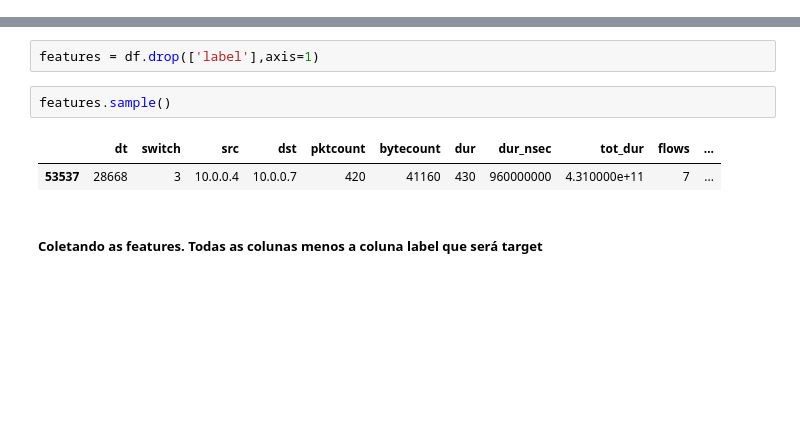
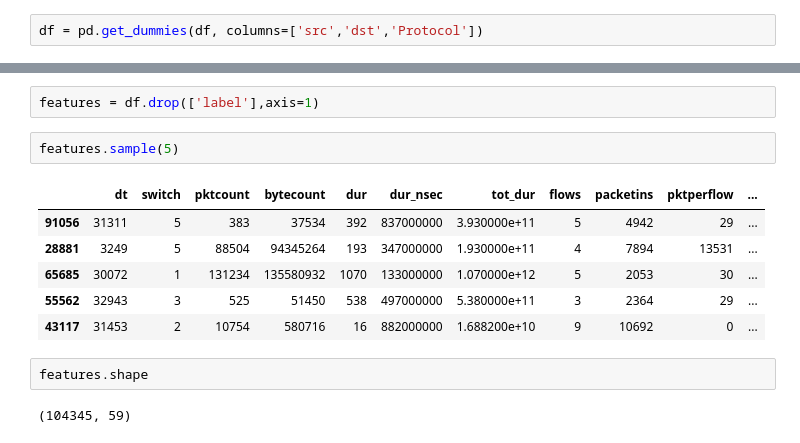
Before and after one commit to ajsalmeida/Data-Science-Projects, a Jupyter notebook: SND_Attack_detect/ddos_attack_classifier.ipynb, the cells around one changed output, grey strips where cells are left out. Drawn from its saved outputs; the diff is of its cells as text; blank space fills up the shorter version.

```diff
--- a/SND_Attack_detect/ddos_attack_classifier.ipynb
+++ b/SND_Attack_detect/ddos_attack_classifier.ipynb
@@ -142,0 +152,2 @@ df.sample(5)
+# %%
+df = pd.get_dummies(df, columns=['src','dst','Protocol'])
@@ -173,9 +179,15 @@ df.shape
 # %%
 features = df.drop(['label'],axis=1)
 # %%
-features.sample()
+features.sample(5)
 # %% [output]
-|  | dt | switch | src | dst | pktcount | bytecount | dur | dur_nsec | tot_dur | flows | ... |
-| 53537 | 28668 | 3 | 10.0.0.4 | 10.0.0.7 | 420 | 41160 | 430 | 960000000 | 4.310000e+11 | 7 | ... |
+|  | dt | switch | pktcount | bytecount | dur | dur_nsec | tot_dur | flows | packetins | pktperflow | ... |
+| 91056 | 31311 | 5 | 383 | 37534 | 392 | 837000000 | 3.930000e+11 | 5 | 4942 | 29 | ... |
+| 28881 | 3249 | 5 | 88504 | 94345264 | 193 | 347000000 | 1.930000e+11 | 4 | 7894 | 13531 | ... |
+| 65685 | 30072 | 1 | 131234 | 135580932 | 1070 | 133000000 | 1.070000e+12 | 5 | 2053 | 30 | ... |
+| 55562 | 32943 | 3 | 525 | 51450 | 538 | 497000000 | 5.380000e+11 | 3 | 2364 | 29 | ... |
+| 43117 | 31453 | 2 | 10754 | 580716 | 16 | 882000000 | 1.688200e+10 | 9 | 10692 | 0 | ... |
-# %% [markdown]
-##### Coletando as features. Todas as colunas menos a coluna label que será target
+# %%
+features.shape
+# %% [output]
+(104345, 59)
```
Also changed, not shown: parts of 56 cells of this notebook.
